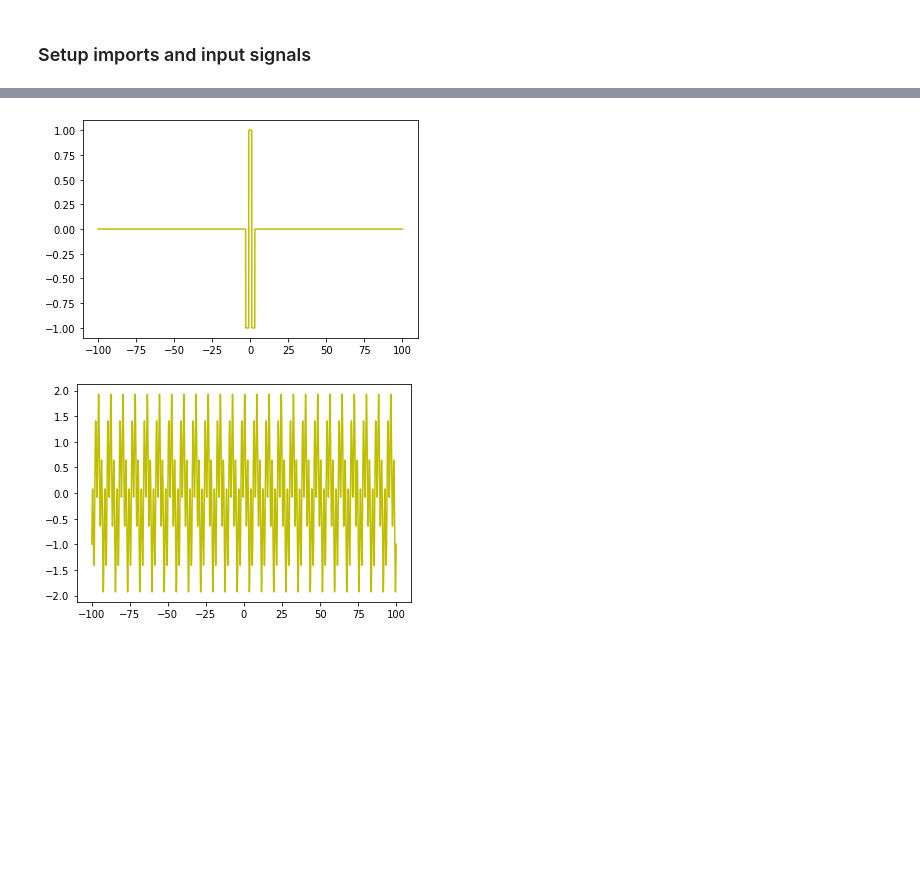
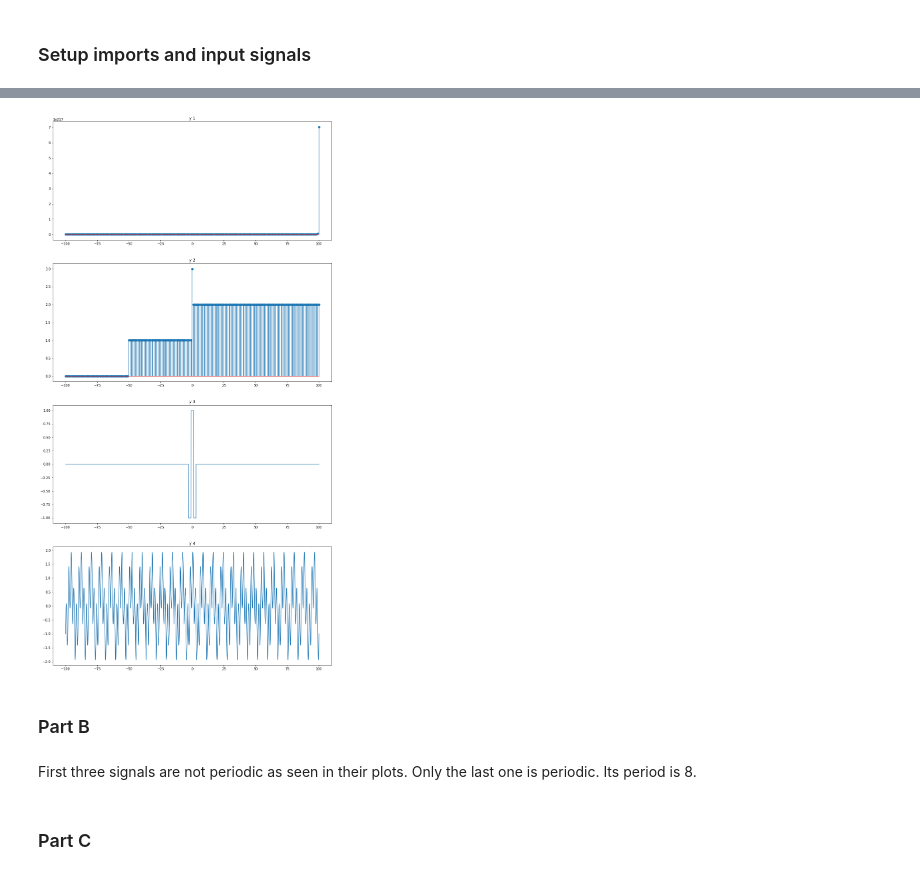
Before and after one commit to aykutatmaca/signal_hw1, a Jupyter notebook: signal_hw1.ipynb, the cells around one changed output, grey strips where cells are left out. Cells and saved outputs as stored; diff of their text form; code cells hidden in the pictures; blank space fills up the shorter version.

```diff
--- a/signal_hw1.ipynb
+++ b/signal_hw1.ipynb
@@ -31,14 +22,14 @@ plt.show()
 # %%
-def unit_step(a, n):
+def unit_step(a, x):
     result = []
-    for sample in n:
+    for sample in x:
         if sample<a:
             result.append(0)
         else:
             result.append(1)
     return np.array(result)
 
-def unit_impulse(n):
-    result = np.zeros(len(n))
-    result[np.where(n == 0.0)] = 1
+def unit_impulse(x):
+    result = np.zeros_like(x)
+    result[np.where(x == 0.0)] = 1
     return np.array(result)
@@ -66,24 +36,35 @@ plt.show()
-# %%
-
-len(x)
-y = -1 * unit_step(-3, x) + 2 * unit_step(-1, x) + -2 * unit_step(1, x) + unit_step(3, x)
-fig = plt.figure()
-ax = fig.add_subplot(1, 1, 1)
-ax.set_autoscaley_on(True)
-ax.plot(x, y, 'y')
-plt.show()
-
-#NOT PERIODIC
-# %% [output]
-[figure, removed]
-# %%
-y = np.sin(x * np.pi) + np.cos(np.pi / 4 * x)
-fig = plt.figure()
-ax = fig.add_subplot(1, 1, 1)
-ax.set_autoscaley_on(True)
-ax.plot(x, y, 'y')
-plt.show()
-
-#PERIODIC Perıod = 8
-# %% [output]
-[figure, removed]
+# %%
+y_1 = 5 * np.exp(5 * x_discrete)
+y_2 = unit_step(0, x_discrete) + unit_step(-50, x_discrete) + unit_impulse(x_discrete)
+y_3 = -1 * unit_step(-3, x_continous) + 2 * unit_step(-1, x_continous) + -2 * unit_step(1, x_continous) + unit_step(3, x_continous)
+y_4 = np.sin(x_continous * np.pi) + np.cos(np.pi / 4 * x_continous)
+
+plt.figure(figsize=(15, 30))
+
+plt.subplot(4,1,1) #not periodic
+plt.title("y 1")
+plt.stem(x_discrete, y_1)
+
+plt.subplot(4,1,2) #not periodic
+plt.title("y 2")
+plt.stem(x_discrete, y_2)
+
+plt.subplot(4,1,3) #not periodic
+plt.title("y 3")
+plt.plot(x_continous, y_3)
+
+plt.subplot(4,1,4)  #PERIODIC Period = 8
+plt.title("y 4")
+plt.plot(x_continous, y_4)
+
+plt.show()
+
+#NOT PERIODIC
+# %% [output]
+[figure, new version]
+# %% [markdown]
+### Part B
+# %% [markdown]
+First three signals are not periodic as seen in their plots. Only the last one is periodic. Its period is 8.
+# %% [markdown]
+### Part C
```
Also changed, not shown: parts of 14 cells of this notebook, 2 other files.
